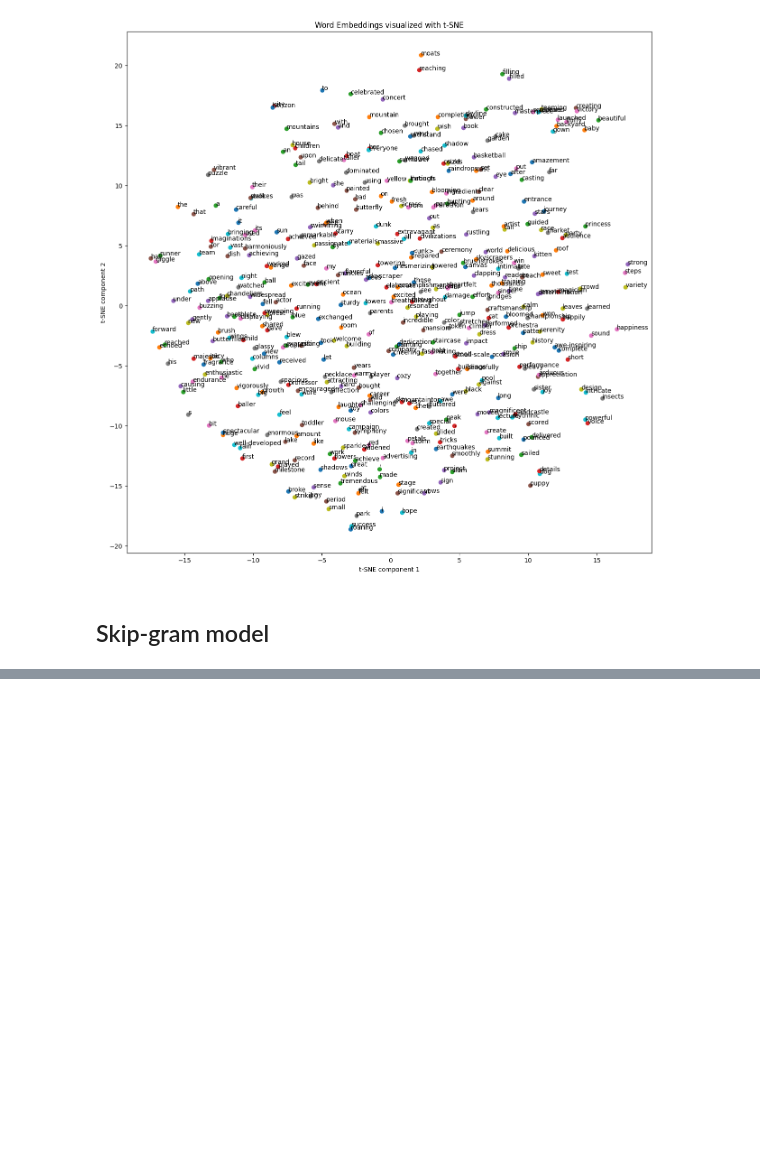
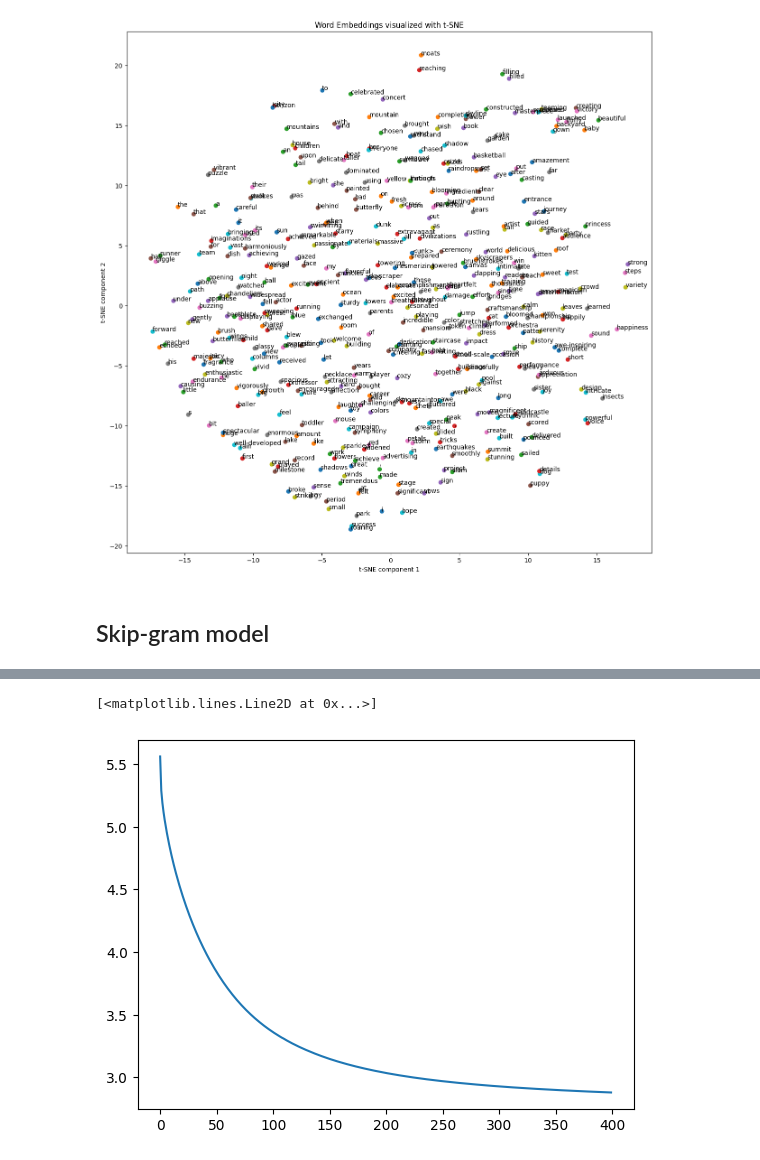
Before and after one commit to DerrickWawerumuturi/GenAI-NLP, a Jupyter notebook: Word2Vec_01/cbow&skipgram.ipynb, the cells around one changed output, grey strips where cells are left out. Saved outputs shown, nothing was run; the diff lists cells and outputs as text; code cells hidden in the pictures; blank space fills up the shorter version.

Commit message:
Implement the Skip gram model

```diff
--- a/Word2Vec_01/cbow&skipgram.ipynb
+++ b/Word2Vec_01/cbow&skipgram.ipynb
@@ -406,0 +467,44 @@ plot_embeddings(word_embeddings,vocab=vocab)
+# %%
+class SkipGram_Model(nn.Module):
+    def __init__(self, vocab_size, embed_dim):
+        super(SkipGram_Model, self).__init__()
+
+        # embedding layer
+        self.embeddings = nn.Embedding(
+            num_embeddings=vocab_size,
+            embedding_dim=embed_dim,
+        )
+
+        # the fully connected layer
+        self.fc = nn.Linear(
+            in_features=embed_dim,
+            out_features=vocab_size
+        )
+
+    def forward(self, text):
+        out = self.embeddings(text)
+
+        out = torch.relu(out)
+        out = self.fc(out)
+
+        return out
+# %%
+emsize = 24
+model_sg = SkipGram_Model(vocab_size, emsize).to(device)
+# %%
+criterion = torch.nn.CrossEntropyLoss()
+optimizer = torch.optim.SGD(model_sg.parameters(), lr=LR)
+scheduler = torch.optim.lr_scheduler.StepLR(optimizer, 1.0, gamma=0.1)
+# %%
+model_sg, epoch_losses = train_model(
+    model_sg,
+    dataloader,
+    criterion,
+    optimizer,
+    num_epochs=400
+)
+# %%
+plt.plot(epoch_losses)
+# %% [output]
+[<matplotlib.lines.Line2D at 0x...>]
+[figure, added]
```
Also changed, not shown: parts of 8 cells of this notebook, 3 other files.
